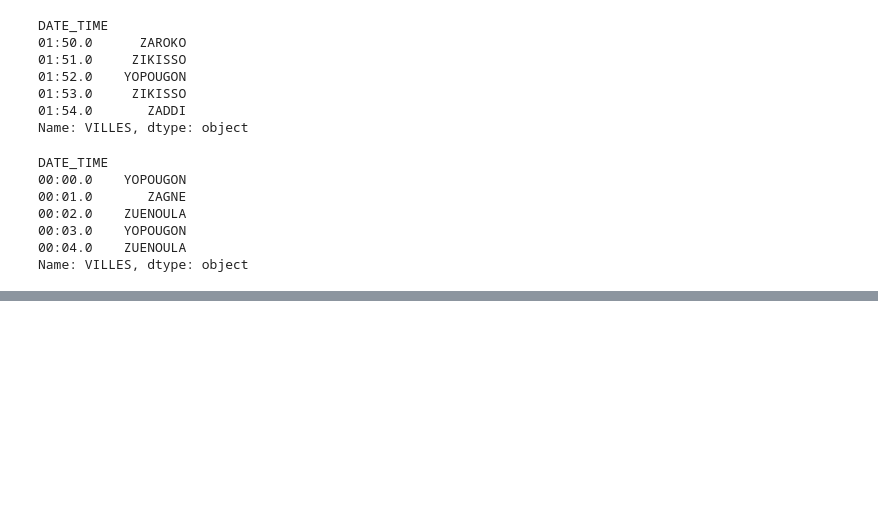
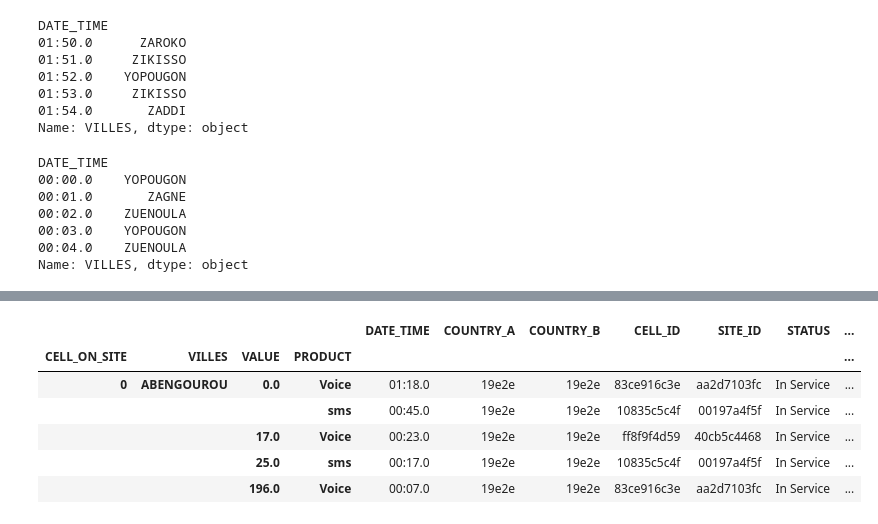
Before and after one commit to veronica1013/project_dsp, a Jupyter notebook: week_3_project/cote_divoire_telcom.ipynb, the cells around one changed output, grey strips where cells are left out. Saved outputs shown, nothing was run; the diff lists cells and outputs as text; code cells hidden in the pictures; blank space fills up the shorter version.

Commit message:
Finding the product that is least used in the cities

```diff
--- a/week_3_project/cote_divoire_telcom.ipynb
+++ b/week_3_project/cote_divoire_telcom.ipynb
@@ -315,0 +333,15 @@ Name: VILLES, dtype: object
+# %%
+#Finding the city with the least cells on site and determining their values on different #products.
+leastcells = final_df.groupby(["CELL_ON_SITE", "VILLES", "VALUE", "PRODUCT"])
+leastcells
+
+#Displaying the most used city with least cells
+leastcells.min().head()
+# %% [output]
+|  |  |  |  | DATE_TIME | COUNTRY_A | COUNTRY_B | CELL_ID | SITE_ID | STATUS | ... |
+| CELL_ON_SITE | VILLES | VALUE | PRODUCT |  |  |  |  |  |  | ... |
+| 0 | ABENGOUROU | 0.0 | Voice | 01:18.0 | 19e2e | 19e2e | 83ce916c3e | aa2d7103fc | In Service | ... |
+|  |  |  | sms | 00:45.0 | 19e2e | 19e2e | 10835c5c4f | 00197a4f5f | In Service | ... |
+|  |  | 17.0 | Voice | 00:23.0 | 19e2e | 19e2e | ff8f9f4d59 | 40cb5c4468 | In Service | ... |
+|  |  | 25.0 | sms | 00:17.0 | 19e2e | 19e2e | 10835c5c4f | 00197a4f5f | In Service | ... |
+|  |  | 196.0 | Voice | 00:07.0 | 19e2e | 19e2e | 83ce916c3e | aa2d7103fc | In Service | ... |
```
Also changed, not shown: parts of 1 cell of this notebook.
